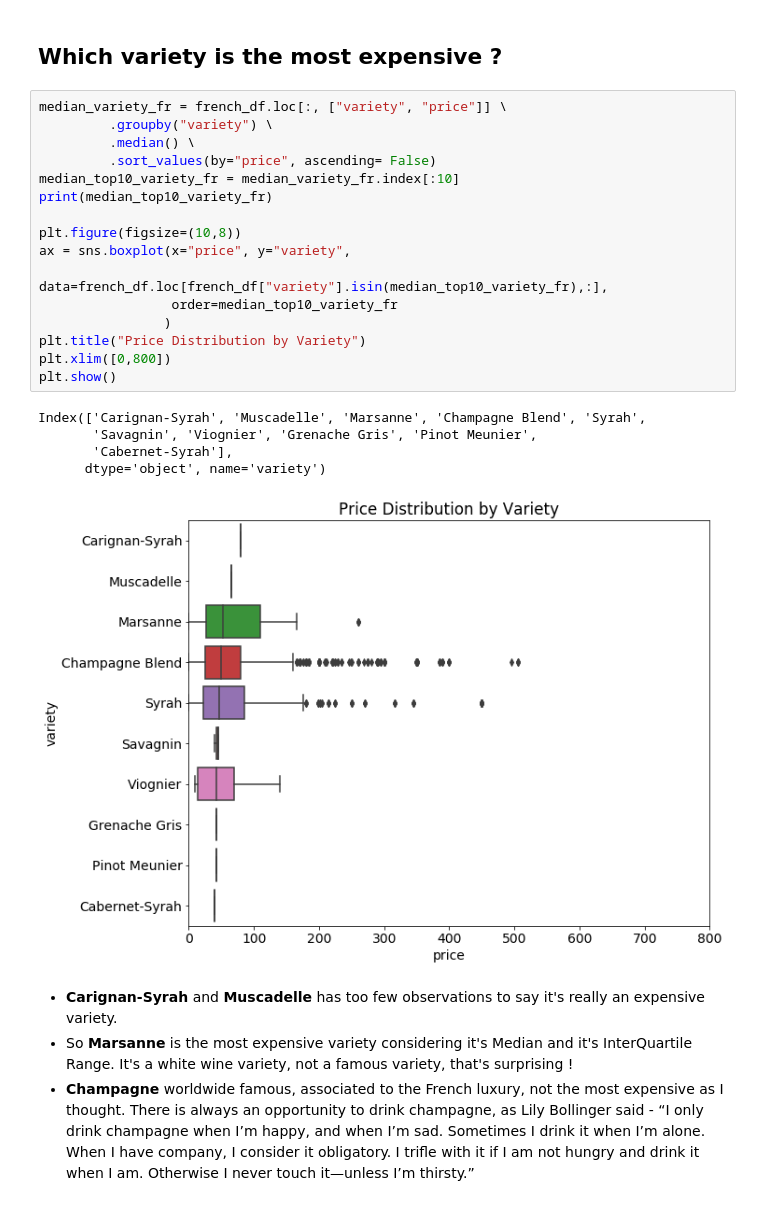
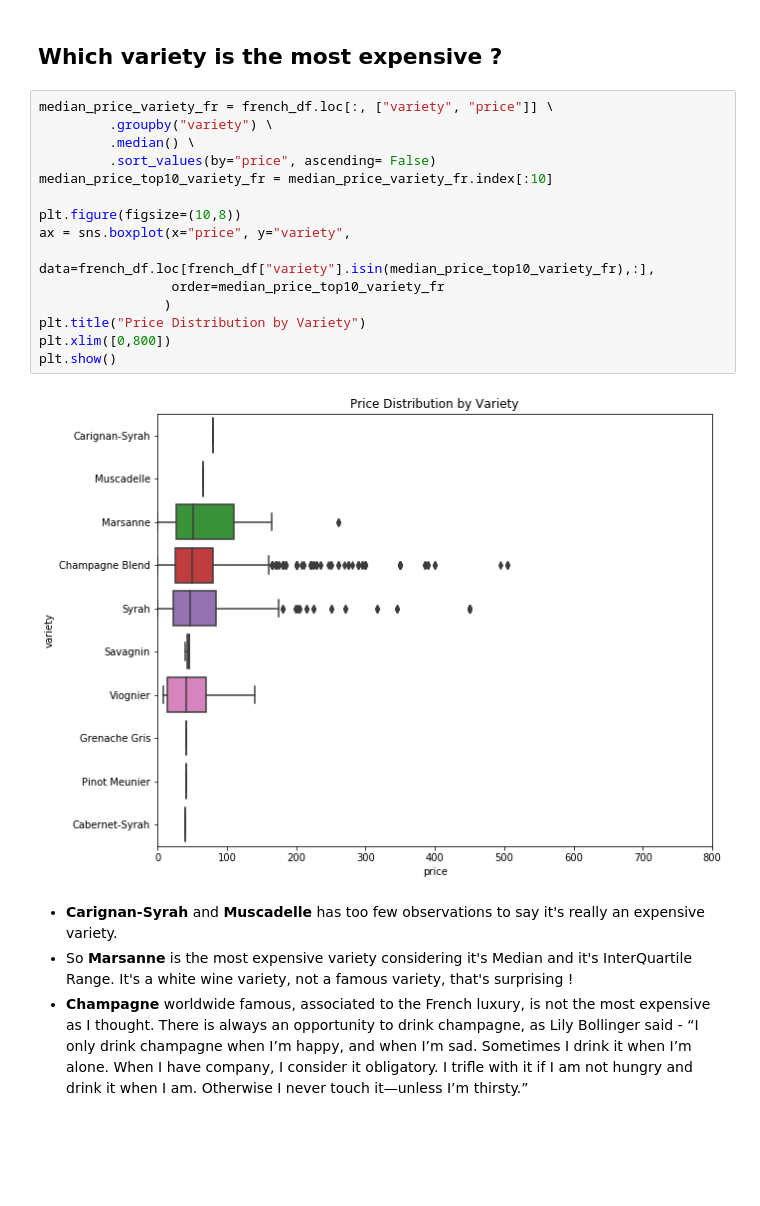
Before and after one commit to PierreCom/PierreCom.github.io, a Jupyter notebook: content/blog/Data_Analysis/Wine_Reviews.ipynb, the cells around one changed output. Saved outputs shown, nothing was run; the diff lists cells and outputs as text; blank space fills up the shorter version.

```diff
--- a/content/blog/Data_Analysis/Wine_Reviews.ipynb
+++ b/content/blog/Data_Analysis/Wine_Reviews.ipynb
@@ -246,28 +273,23 @@ french_df.shape
 <a id="2.1"></a>
 ## Which variety is the most expensive ?
 # %%
-median_variety_fr = french_df.loc[:, ["variety", "price"]] \
+median_price_variety_fr = french_df.loc[:, ["variety", "price"]] \
          .groupby("variety") \
          .median() \
          .sort_values(by="price", ascending= False)
-median_top10_variety_fr = median_variety_fr.index[:10]
-print(median_top10_variety_fr)
+median_price_top10_variety_fr = median_price_variety_fr.index[:10]
 
 plt.figure(figsize=(10,8))
 ax = sns.boxplot(x="price", y="variety",
-                 data=french_df.loc[french_df["variety"].isin(median_top10_variety_fr),:],
-                 order=median_top10_variety_fr
+                 data=french_df.loc[french_df["variety"].isin(median_price_top10_variety_fr),:],
+                 order=median_price_top10_variety_fr
                 )
 plt.title("Price Distribution by Variety")
 plt.xlim([0,800])
 plt.show()
 # %% [output]
-Index(['Carignan-Syrah', 'Muscadelle', 'Marsanne', 'Champagne Blend', 'Syrah',
-       'Savagnin', 'Viognier', 'Grenache Gris', 'Pinot Meunier',
-       'Cabernet-Syrah'],
-      dtype='object', name='variety')
-[figure, old version]
+[figure, new version]
 # %% [markdown]
 * **Carignan-Syrah** and **Muscadelle** has too few observations to say it's really an expensive variety.
 * So **Marsanne** is the most expensive variety considering it's Median and it's InterQuartile Range. It's a white wine variety, not a famous variety, that's surprising !
-* **Champagne** worldwide famous, associated to the French luxury, not the most expensive as I thought. There is always an opportunity to drink champagne, as Lily Bollinger said - “I only drink champagne when I’m happy, and when I’m sad. Sometimes I drink it when I’m alone. When I have company, I consider it obligatory. I trifle with it if I am not hungry and drink it when I am. Otherwise I never touch it—unless I’m thirsty.”
+* **Champagne** worldwide famous, associated to the French luxury, is not the most expensive as I thought. There is always an opportunity to drink champagne, as Lily Bollinger said - “I only drink champagne when I’m happy, and when I’m sad. Sometimes I drink it when I’m alone. When I have company, I consider it obligatory. I trifle with it if I am not hungry and drink it when I am. Otherwise I never touch it—unless I’m thirsty.”
```
Also changed, not shown: parts of 31 cells of this notebook, 29 other files.
